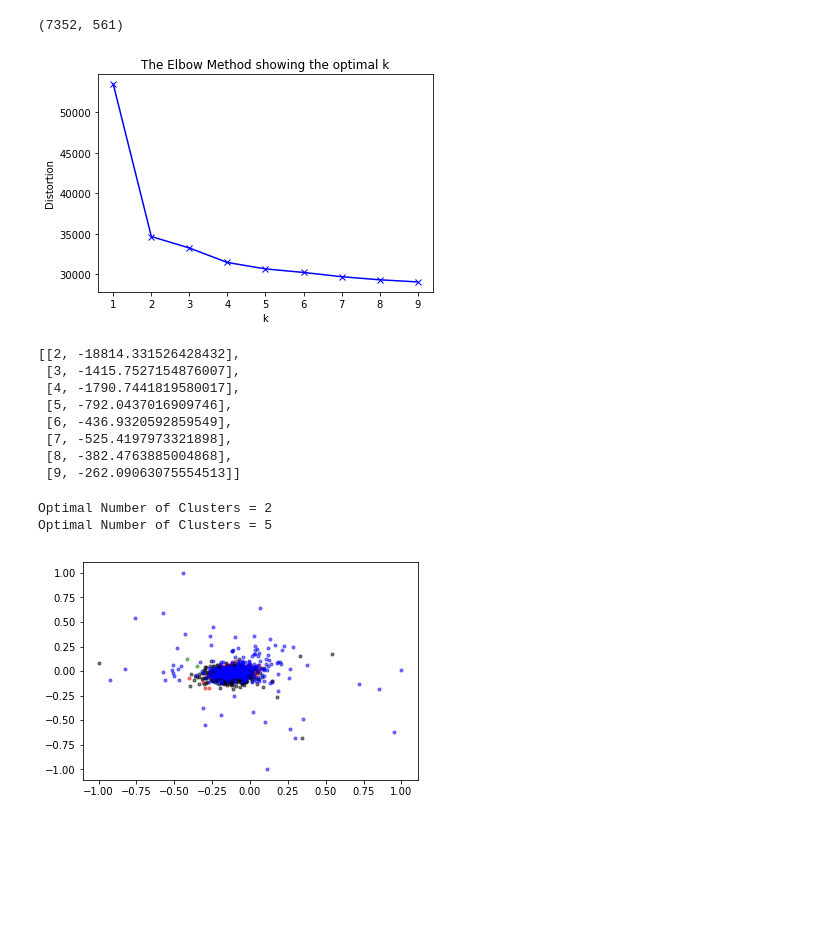
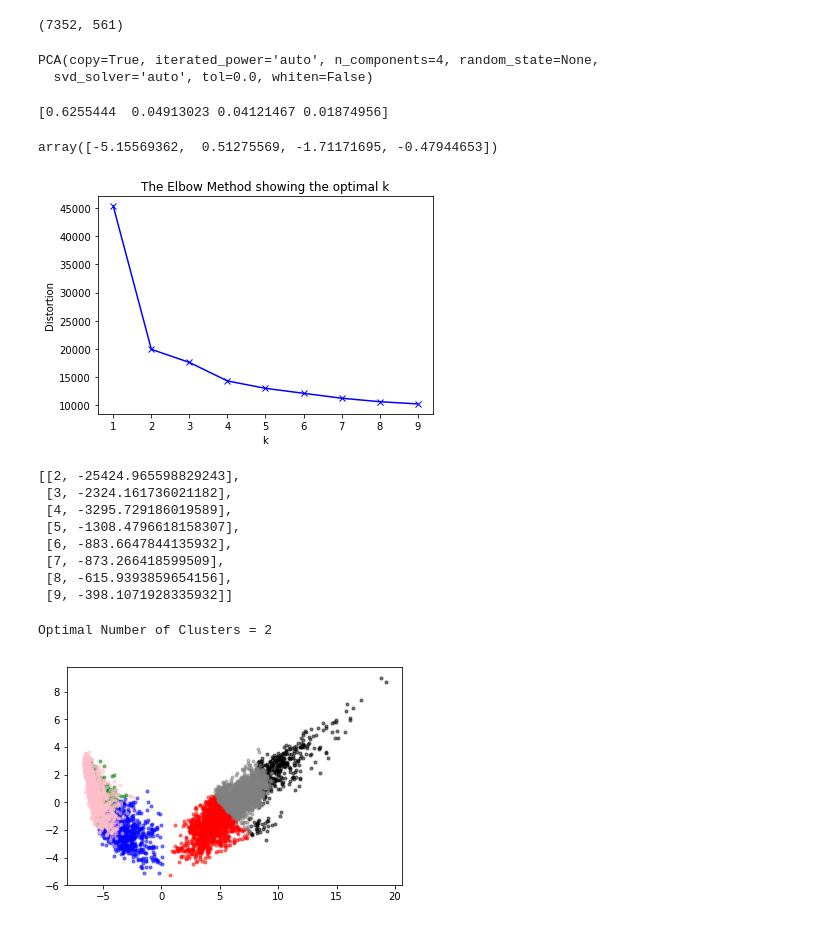
Before and after one commit to shobhitagrawal24/MasterThesis, a Jupyter notebook: Analysis/HumanActivityRecognition/Read Data.ipynb, the cells around one changed output. Drawn from its saved outputs; the diff is of its cells as text; code cells hidden in the pictures; blank space fills up the shorter version.

Commit message:
updated scatter plot

```diff
--- a/Analysis/HumanActivityRecognition/Read Data.ipynb
+++ b/Analysis/HumanActivityRecognition/Read Data.ipynb
@@ -35,19 +35,30 @@ z.shape
 # %% [output]
 (7352, 561)
 # %%
-#pca = PCA(n_components=4)
-#pca.fit(z)
+pca = PCA(n_components=4)
+pca.fit(z)
+# %% [output]
+PCA(copy=True, iterated_power='auto', n_components=4, random_state=None,
+  svd_solver='auto', tol=0.0, whiten=False)
 # %%
-#print(pca.explained_variance_ratio_)
+print(pca.explained_variance_ratio_)
+# %% [output]
+[0.6255444  0.04913023 0.04121467 0.01874956]
+# %%
+sample = pca.transform(z)
+# %%
+sample[9]
+# %% [output]
+array([-5.15569362,  0.51275569, -1.71171695, -0.47944653])
 # %%
 distortion_euclidean=[]
 slope=[]
 K = range(1,10)
 for k in K :
     kmeansModel = KMeans(n_clusters=k)
-    kmeansModel.fit_predict(z)
+    kmeansModel.fit_predict(sample)
     #Calculate pairwise distance between centers and each sample and then finding minnimum of that
-    distortion_euclidean.append(sum(np.min(cdist(z,kmeansModel.cluster_centers_,'euclidean'),axis=1)))
+    distortion_euclidean.append(sum(np.min(cdist(sample,kmeansModel.cluster_centers_,'euclidean'),axis=1)))
     #Calculate slope of each line
     if k>1:
         s= (distortion_euclidean[-1]-distortion_euclidean[-2])
@@ -59,18 +70,18 @@ plt.ylabel('Distortion')
 plt.title('The Elbow Method showing the optimal k')
 plt.show()
 # %% [output]
-[figure, old version]
+[figure, new version]
 # %%
 slope
 # %% [output]
-[[2, -18814.331526428432],
- [3, -1415.7527154876007],
- [4, -1790.7441819580017],
- [5, -792.0437016909746],
- [6, -436.9320592859549],
- [7, -525.4197973321898],
- [8, -382.4763885004868],
- [9, -262.09063075554513]]
+[[2, -25424.965598829243],
+ [3, -2324.161736021182],
+ [4, -3295.729186019589],
+ [5, -1308.4796618158307],
+ [6, -883.6647844135932],
+ [7, -873.266418599509],
+ [8, -615.9393859654156],
+ [9, -398.1071928335932]]
 # %%
 #chose the value after which there is a reduction in gain(rather loss)
 for a in range(0,7):
@@ -79,16 +90,17 @@ for a in range(0,7):
         print('Optimal Number of Clusters = '+str((slope[a][0])-1))
 # %% [output]
 Optimal Number of Clusters = 2
-Optimal Number of Clusters = 5
 # %%
-kmeansModel_new = KMeans(n_clusters=5)
-labels=kmeansModel_new.fit_predict(z)
+kmeansModel_new = KMeans(n_clusters=6)
+labels=kmeansModel_new.fit_predict(sample)
 # %%
 area = np.pi*3
-plt.scatter(z[labels==0,2],z[labels==0,1],s=area,c='red',alpha=0.5)
-plt.scatter(z[labels==1,2],z[labels==1,1],s=area,c='green',alpha=0.5)
-plt.scatter(z[labels==2,2],z[labels==2,1],s=area,c='black',alpha=0.5)
-plt.scatter(z[labels==3,2],z[labels==3,1],s=area,c='blue',alpha=0.5)
+plt.scatter(sample[labels==0,0],sample[labels==0,1],s=area,c='red',alpha=0.5)
+plt.scatter(sample[labels==1,0],sample[labels==1,1],s=area,c='green',alpha=0.5)
+plt.scatter(sample[labels==2,0],sample[labels==2,1],s=area,c='black',alpha=0.5)
+plt.scatter(sample[labels==3,0],sample[labels==3,1],s=area,c='blue',alpha=0.5)
+plt.scatter(sample[labels==4,0],sample[labels==4,1],s=area,c='pink',alpha=0.5)
+plt.scatter(sample[labels==5,0],sample[labels==5,1],s=area,c='grey',alpha=0.5)
 plt.show()
 # %% [output]
-[figure, old version]
+[figure, new version]
```
